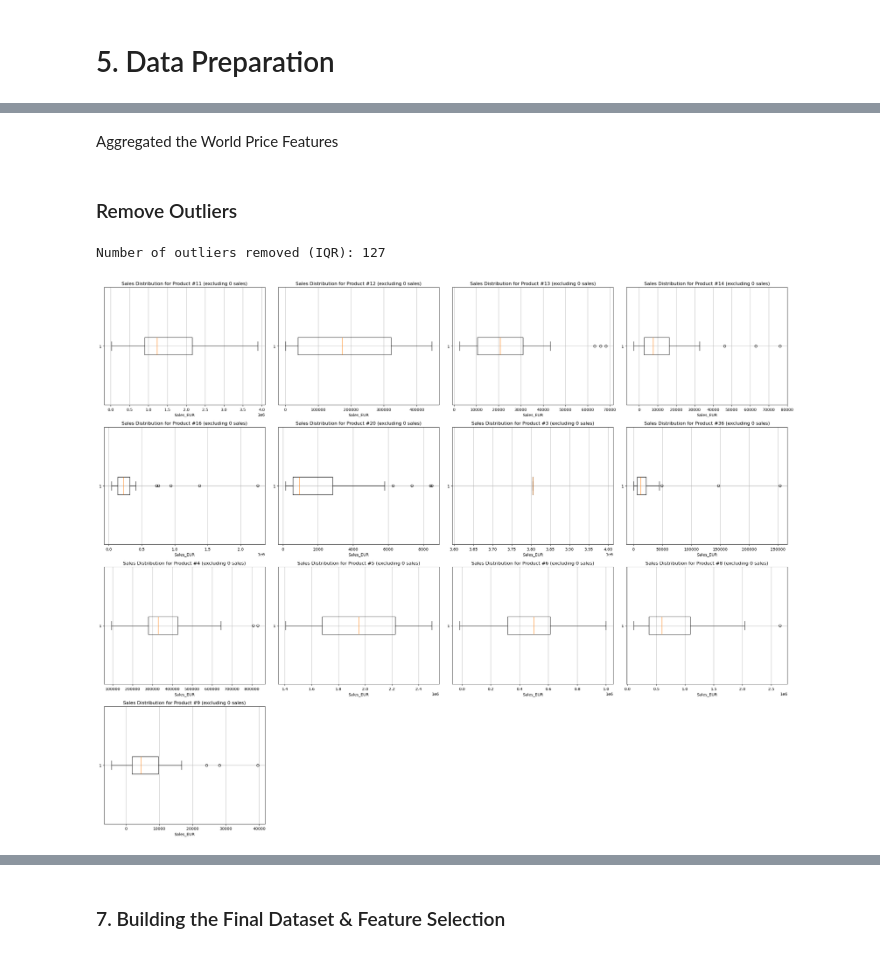
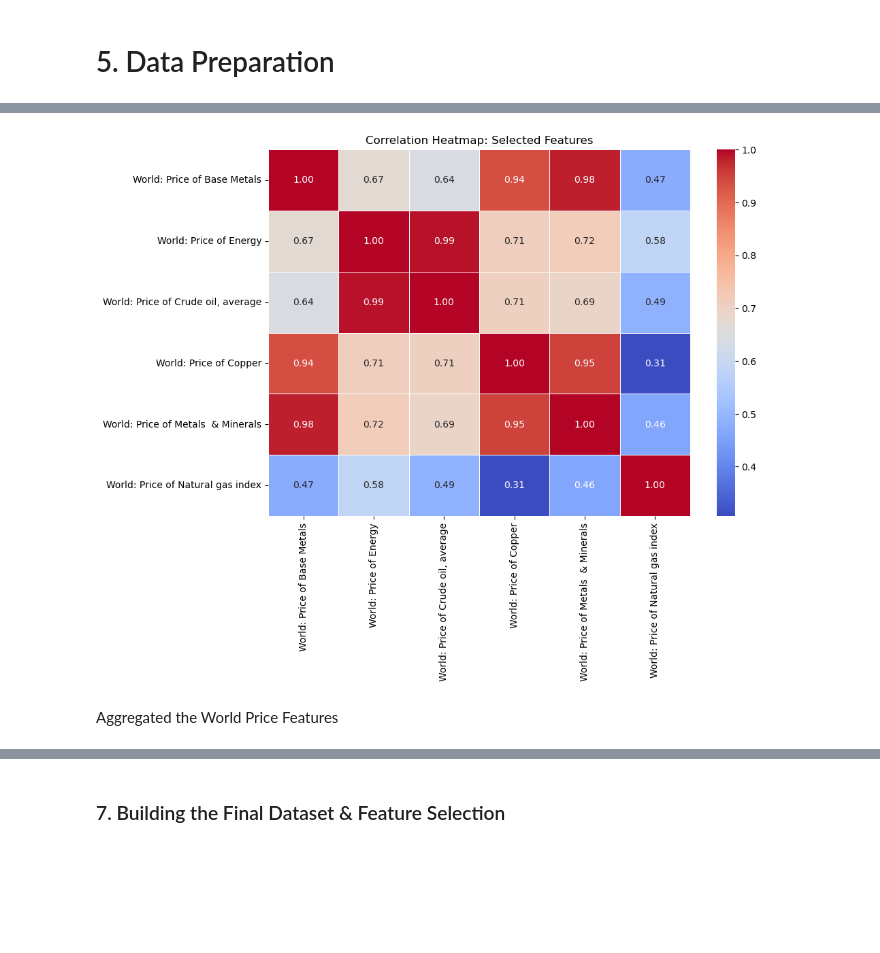
Before and after one commit to gugaaa1904/BC, a Jupyter notebook: Case 2.ipynb, the cells around one changed output, grey strips where cells are left out. Drawn from its saved outputs; the diff is of its cells as text; code cells hidden in the pictures; blank space fills up the shorter version.

```diff
--- a/Case 2.ipynb
+++ b/Case 2.ipynb
@@ -469,3 +469,6 @@ Month
 Name: count, dtype: int64
 # %% [markdown]
 # 5. Data Preparation
+# %%
+market_data = market_data.apply(pd.to_numeric, errors='coerce')
+market_data.dtypes
@@ -472,3 +493,24 @@ Name: count, dtype: int64
+# %%
+selected_features = [
+    "World: Price of Base Metals",
+    "World: Price of Energy",
+    "World: Price of Crude oil, average",
+    "World: Price of Copper",
+    "World: Price of Metals  & Minerals",
+    "World: Price of Natural gas index",
+]
+
+filtered_data = market_data[selected_features]
+correlation_matrix = filtered_data.corr()
+
+plt.figure(figsize=(10, 7))
+sns.heatmap(correlation_matrix, annot=True, cmap="coolwarm", fmt=".2f", linewidths=0.5)
+plt.title("Correlation Heatmap: Selected Features")
+plt.xticks(rotation=90)
+plt.yticks(rotation=0)
+plt.show()
+# %% [output]
+[figure, added]
 # %% [markdown]
 Aggregated the World Price Features
 # %%
@@ -484,37 +523,0 @@ market_data["Key_Materials_Price_Index"] = (
-# %% [markdown]
-### Remove Outliers
-# %%
-Q1 = monthly_sales_data["Sales_EUR"].quantile(0.25)
-Q3 = monthly_sales_data["Sales_EUR"].quantile(0.75)
-IQR = Q3 - Q1
-
-sales_data = monthly_sales_data[
-    (monthly_sales_data["Sales_EUR"] >= (Q1 - 1.5 * IQR)) &
-    (monthly_sales_data["Sales_EUR"] <= (Q3 + 1.5 * IQR))
-]
-
-print(f"Number of outliers removed (IQR): {len(monthly_sales_data) - len(sales_data)}")
-# %% [output]
-Number of outliers removed (IQR): 127
-# %%
-filtered_sales = sales_data[sales_data["Sales_EUR"] != 0]
-unique_products = filtered_sales["Mapped_GCK"].unique()
-num_columns = 4
-num_rows = (len(unique_products) // num_columns) + int(len(unique_products) % num_columns != 0)
-fig, axes = plt.subplots(num_rows, num_columns, figsize=(25, 5 * num_rows))
-axes = axes.flatten()
-
-for i, product in enumerate(unique_products):
-    product_data = filtered_sales[filtered_sales["Mapped_GCK"] == product]["Sales_EUR"]
-    axes[i].boxplot(product_data, vert=False)
-    axes[i].set_title(f"Sales Distribution for Product {product} (excluding 0 sales)")
-    axes[i].set_xlabel("Sales_EUR")
-    axes[i].grid(True)
-
-for j in range(i + 1, len(axes)):
-    axes[j].axis("off")
-
-plt.tight_layout()
-plt.show()
-# %% [output]
-[figure, removed]
```
Also changed, not shown: parts of 23 cells of this notebook.
